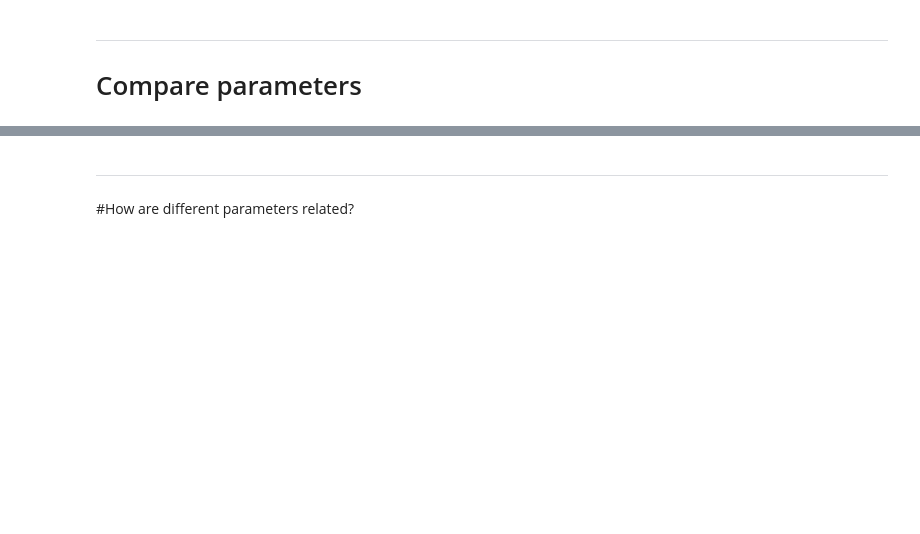
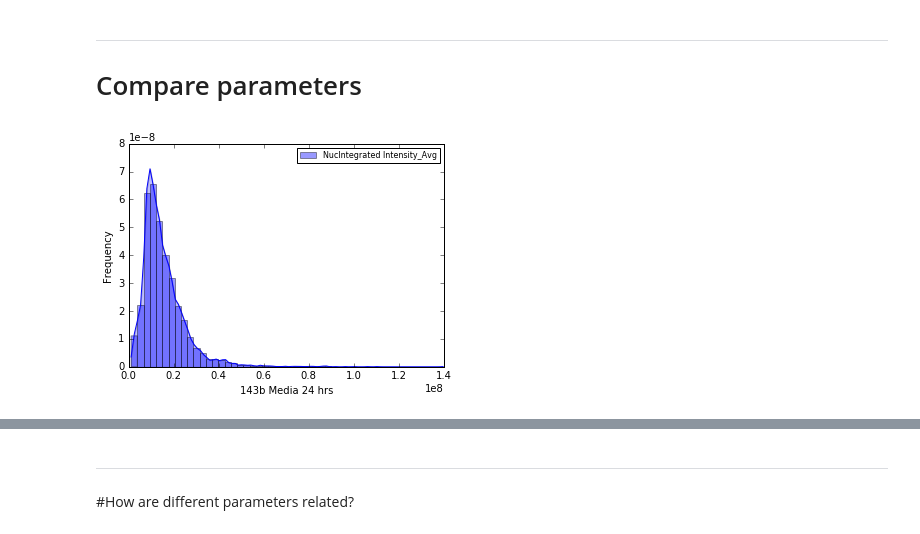
Before and after one commit to dela3499/assay-explorer, a Jupyter notebook: vis.ipynb, the cells around one changed output, grey strips where cells are left out. Cells and saved outputs as stored; diff of their text form; code cells hidden in the pictures; blank space fills up the shorter version.

```diff
--- a/vis.ipynb
+++ b/vis.ipynb
@@ -300,7 +316,7 @@ except ValueError:
 ---
 # Compare parameters
 # %%
-def compare_parameter_dists(dataframe, conditions, parameters, bandwidth=0.1, shaded = True, clip_ends = False, scale='linear'):
+def compare_parameter_dists(dataframe, conditions, parameters, bandwidth=0.25, shaded = True, clip_ends = False, scale='linear'):
     #print(conditions)
     n_rows = int(np.ceil(len(conditions)/3.0))
     plt.figure(figsize=(20,4 * n_rows))
@@ -309,13 +325,15 @@ def compare_parameter_dists(dataframe, conditions, parameters, bandwidth=0.1, sh
 
     for condition,sub in zip(conditions,subs):
         plt.subplot(sub)
-        condition_bandwidth = bandwidth * dataframe[dataframe.Condition == condition][parameters[0]].mean()
+        condition_bandwidth = bandwidth #* dataframe[dataframe.Condition == condition][parameters[0]].mean()
+        #print(condition_bandwith)
         for parameter in parameters:
             data = dataframe[dataframe.Condition == condition][parameter]
-            kws = {"shade": shaded, "bw": 0.025} # condition_bandwidth
+            kws = {"shade": shaded, "bw": condition_bandwidth} #
+
             if clip_ends:
                 kws = assoc(kws,"cut",0)
-            sns.distplot(data, hist=False, kde_kws=kws,label=parameter)
+            sns.distplot(data, hist=True, kde_kws=kws,label=parameter)
             plt.legend(loc = 0,fontsize=8)
         if scale == 'linear':
             plt.xlim(left=0)
@@ -326,10 +344,13 @@ def compare_parameter_dists(dataframe, conditions, parameters, bandwidth=0.1, sh
 # %%
 interact(compare_parameter_dists,
          dataframe = fixed(cells_with_phase),
          conditions = widgets.SelectMultiple(options = condition_names_with_phase,height = 300),
          parameters = widgets.SelectMultiple(options = param_cols,height = 300),
-         bandwidth = (0,0.2,0.01),
+         #bandwidth = (0,0.2,0.01),
+         bandwidth = (0.025, 0.8, 0.025),
          scale = widgets.ToggleButtons(options=['linear','log']));
+# %% [output]
+[figure, added]
 # %%
 def check_significance(data,control,comparisons,parameter):
     conditions = thread_last(
```
Also changed, not shown: parts of 8 cells of this notebook.
